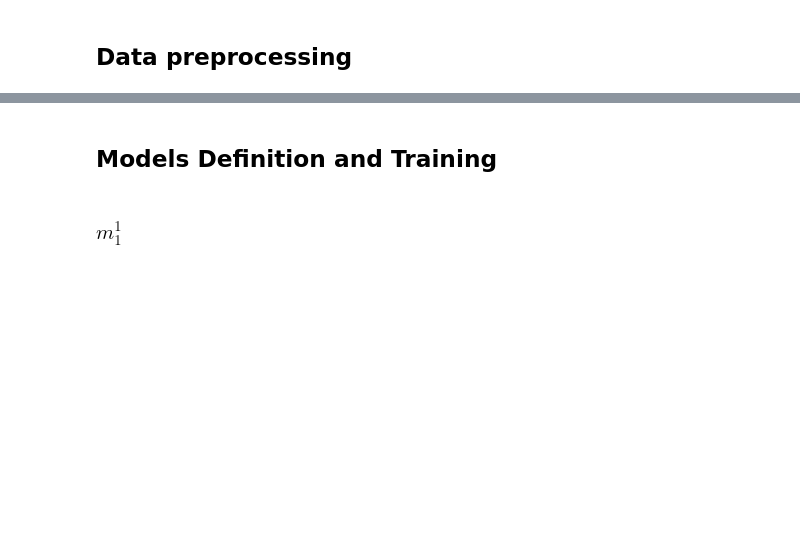
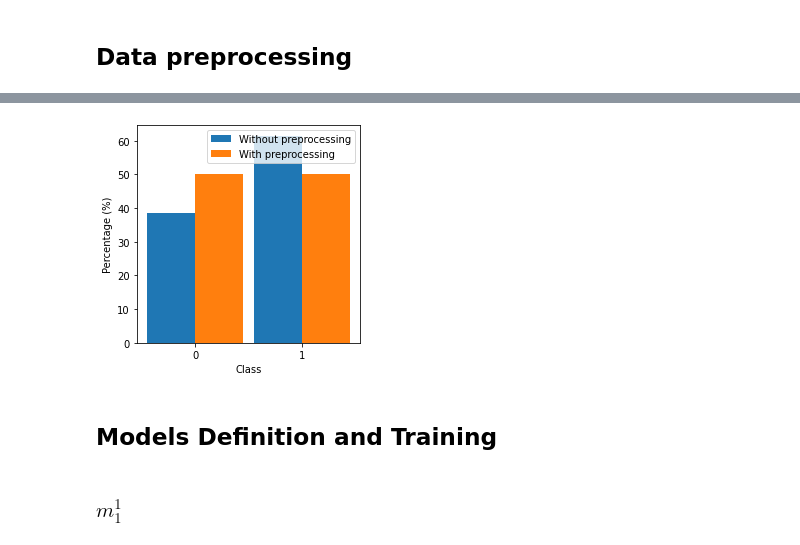
Before and after one commit to IldebrandoSimeoni/NLP-UniBo, a Jupyter notebook: Project/1st_approach/NLP_project_1st_approach.ipynb, the cells around one changed output, grey strips where cells are left out. Drawn from its saved outputs; the diff is of its cells as text; code cells hidden in the pictures; blank space fills up the shorter version.

```diff
--- a/Project/1st_approach/NLP_project_1st_approach.ipynb
+++ b/Project/1st_approach/NLP_project_1st_approach.ipynb
@@ -931,14 +1082,16 @@ print(f"valid_ids: {valid_ids.shape}, valid_labels: {valid_labels.shape}, valid_
 # %%
 # Computing classes distributions.
 classes_without_upsampling, counts_without_upsampling = np.unique([item for sublist in df_train["changes"] for item in sublist], return_counts = True)
 classes_with_upsampling, counts_with_upsampling = np.unique(train_labels, return_counts = True)
 
 # Normalizing.
 counts_without_upsampling = counts_without_upsampling / np.sum(counts_without_upsampling) * 100
 counts_with_upsampling = counts_with_upsampling / np.sum(counts_with_upsampling) * 100
 
 # Plot classes distribution.
-plot_classes_distribution([classes_without_upsampling, classes_with_upsampling], [counts_without_upsampling, counts_with_upsampling], "subtask2_m1_distribution")
+plot_classes_distribution([classes_without_upsampling, classes_with_upsampling], [counts_without_upsampling, counts_with_upsampling], "subtask2_distribution")
+# %% [output]
+[figure, added]
 # %% [markdown]
 ## Models Definition and Training
 # %%
```
Also changed, not shown: parts of 38 cells of this notebook, 10 other files.
